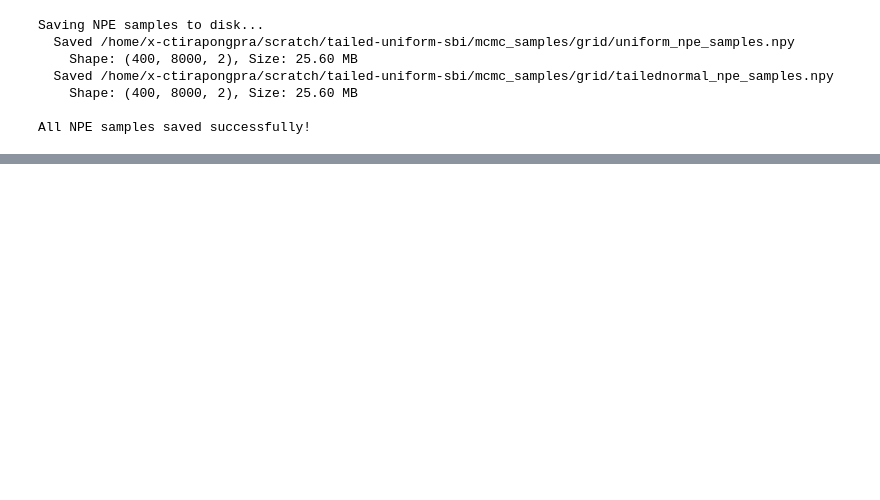
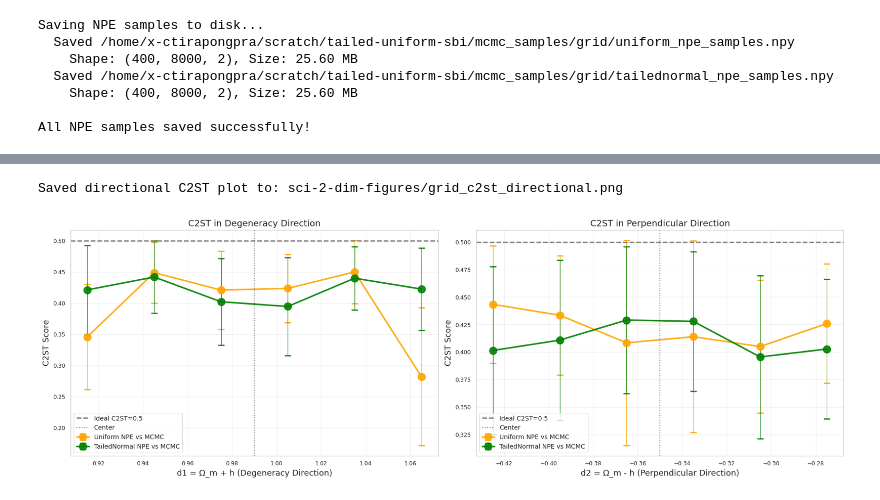
Before and after one commit to chaipattira/tailed-uniform-sbi, a Jupyter notebook: notebooks/sci-2-dim-inference.ipynb, the cells around one changed output, grey strips where cells are left out. Cells and saved outputs as stored; diff of their text form; code cells hidden in the pictures; blank space fills up the shorter version.

Commit message:
c2st degen

```diff
--- a/notebooks/sci-2-dim-inference.ipynb
+++ b/notebooks/sci-2-dim-inference.ipynb
@@ -1024,0 +1269,71 @@ Saved heatmap to: sci-2-dim-figures/grid_c2st_heatmaps.png
+# %%
+# Plot directional C2ST results with error bars
+fig, axes = plt.subplots(1, 2, figsize=(18, 6))
+
+directions = ['d1', 'd2']
+direction_labels = ['d1 = Ω_m + h (Degeneracy Direction)', 'd2 = Ω_m - h (Perpendicular Direction)']
+colors_method = {'MCMC_vs_Uniform_NPE': 'orange', 'MCMC_vs_TailedNormal_NPE': 'green'}
+labels_method = {'MCMC_vs_Uniform_NPE': 'Uniform NPE vs MCMC', 'MCMC_vs_TailedNormal_NPE': 'TailedNormal NPE vs MCMC'}
+
+for ax_idx, (direction, direction_label) in enumerate(zip(directions, direction_labels)):
+    ax = axes[ax_idx]
+
+    # Get results for this direction
+    dir_results = directional_results[direction]
+    c2st_results = dir_results['c2st_results']
+
+    # Plot each method with error bars
+    for method_name, method_data in c2st_results.items():
+        bin_centers = method_data['bin_centers']
+        c2st_values = method_data['c2st_by_bin']
+        c2st_std = method_data['c2st_std_by_bin']
+
+        # Plot line with error bars
+        ax.errorbar(bin_centers, c2st_values, yerr=c2st_std,
+                   fmt='o-', linewidth=2.5, markersize=12,
+                   color=colors_method[method_name],
+                   label=labels_method[method_name],
+                   capsize=5, capthick=2, elinewidth=0.9, alpha=0.9)
+
+    # Add reference line at 0.5
+    ax.axhline(0.5, color='gray', linestyle='--', linewidth=2, label='Ideal C2ST=0.5')
+
+    # Add vertical line at center
+    ax.axvline(dir_results['center'], color='black', linestyle=':', linewidth=1.5,
+              alpha=0.5, label='Center')
+
+    # Labels and formatting
+    ax.set_xlabel(direction_label, fontsize=13)
+    ax.set_ylabel('C2ST Score', fontsize=13)
+    ax.set_title(f'C2ST in {direction_label.split("(")[1][:-1]}', fontsize=14)
+    ax.grid(True, alpha=0.3)
+    ax.legend(fontsize=10, loc='best')
+
+plt.tight_layout()
+
+# Save the figure
+save_path = 'sci-2-dim-figures/grid_c2st_directional.png'
+plt.savefig(save_path, bbox_inches='tight', dpi=150)
+print(f"\nSaved directional C2ST plot to: {save_path}")
+
+plt.show()
+
+# Print summary comparison
+
+for direction, direction_label in zip(directions, direction_labels):
+    print(f"\n{direction_label}:")
+    dir_results = directional_results[direction]
+    c2st_results = dir_results['c2st_results']
+
+    for method_name, method_data in c2st_results.items():
+        c2st_values = method_data['c2st_by_bin']
+        c2st_clean = c2st_values[~np.isnan(c2st_values)]
+
+        print(f"  {labels_method[method_name]}:")
+        print(f"    Mean: {np.mean(c2st_clean):.4f}")
+        print(f"    Std:  {np.std(c2st_clean):.4f}")
+        print(f"    Min:  {np.min(c2st_clean):.4f}")
+        print(f"    Max:  {np.max(c2st_clean):.4f}")
+# %% [output]
+Saved directional C2ST plot to: sci-2-dim-figures/grid_c2st_directional.png
+[figure, added]
```
Also changed, not shown: parts of 14 cells of this notebook, 1 other file.
